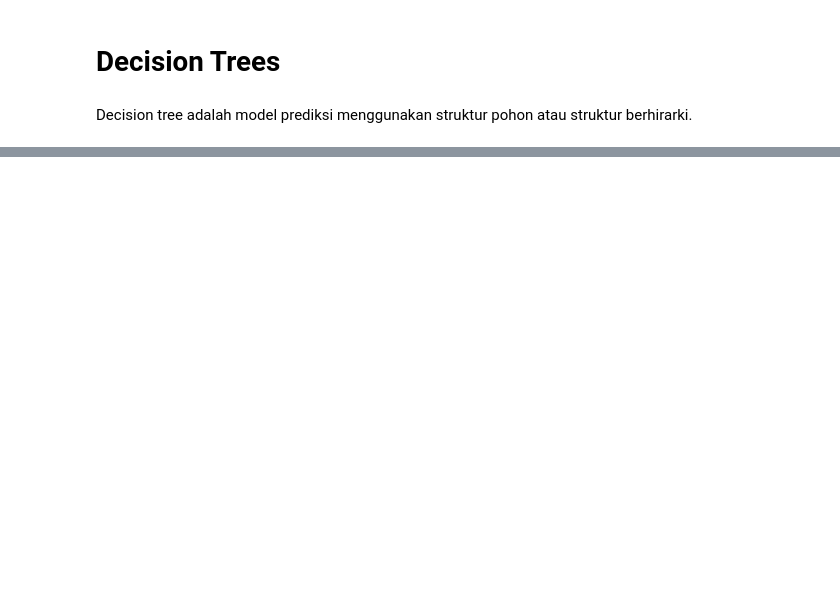
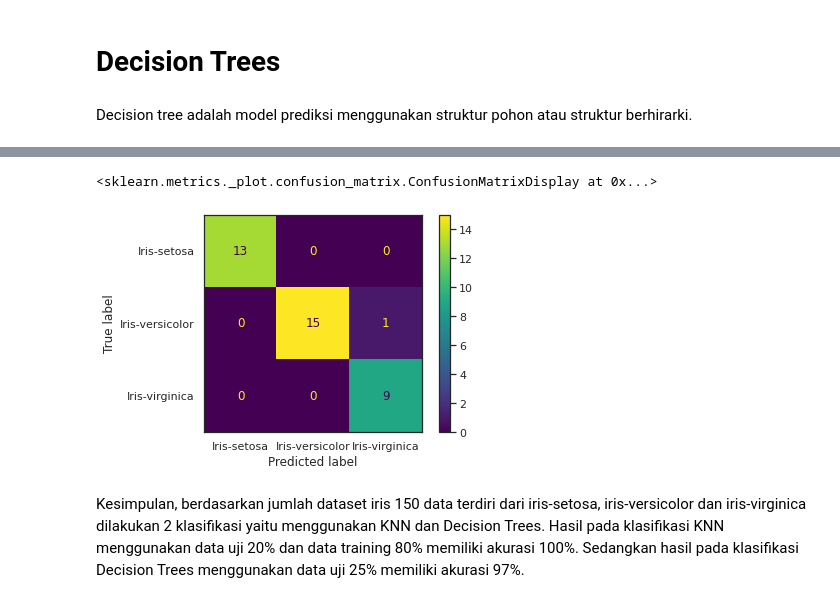
Before and after one commit to mrosyidridho06/11181064_Ridho_DM_IF-ITK, a Jupyter notebook: 11181064_Ridho_DM_IF_ITK.ipynb, the cells around one changed output, grey strips where cells are left out. Saved outputs shown, nothing was run; the diff lists cells and outputs as text; code cells hidden in the pictures; blank space fills up the shorter version.

```diff
--- a/11181064_Ridho_DM_IF_ITK.ipynb
+++ b/11181064_Ridho_DM_IF_ITK.ipynb
@@ -105,6 +120,9 @@ accuracy is 1.0
 # Decision Trees
 # %% [markdown]
 Decision tree adalah model prediksi menggunakan struktur pohon atau struktur berhirarki.
+# %%
+# Memisahkan dataset Training set dan Test set
+X_train, X_test, y_train, y_test = train_test_split(X, y, test_size = 0.25, random_state = 0)
 # %%
 # Decision Tree's
 from sklearn.tree import DecisionTreeClassifier
@@ -139,0 +158,13 @@ Akurasi 1.0
+# %%
+from sklearn.preprocessing import LabelEncoder
+from sklearn.metrics import ConfusionMatrixDisplay
+lb = LabelEncoder()
+lb.fit(y_train)
+cm = confusion_matrix(y_test, y_prediksi)
+ConfusionMatrixDisplay(cm, display_labels=lb.classes_).plot()
+# %% [output]
+<sklearn.metrics._plot.confusion_matrix.ConfusionMatrixDisplay at 0x...>
+[figure, added]
+# %% [markdown]
+Kesimpulan, berdasarkan jumlah dataset iris 150 data terdiri dari iris-setosa, iris-versicolor dan iris-virginica dilakukan 2 klasifikasi yaitu menggunakan KNN dan Decision Trees. Hasil pada klasifikasi KNN menggunakan data uji 20% dan data training 80% memiliki akurasi 100%.
+Sedangkan hasil pada klasifikasi Decision Trees menggunakan data uji 25% memiliki akurasi 97%.
```
Also changed, not shown: parts of 13 cells of this notebook.
